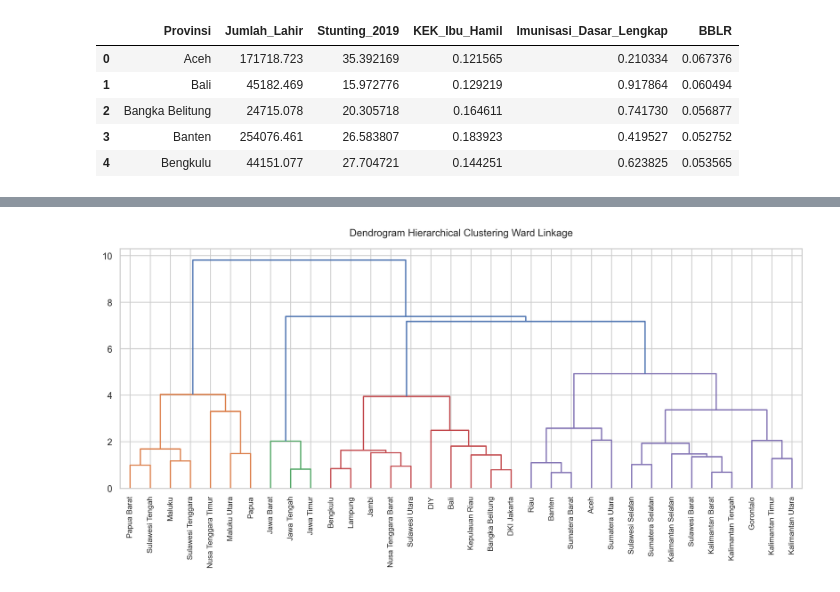
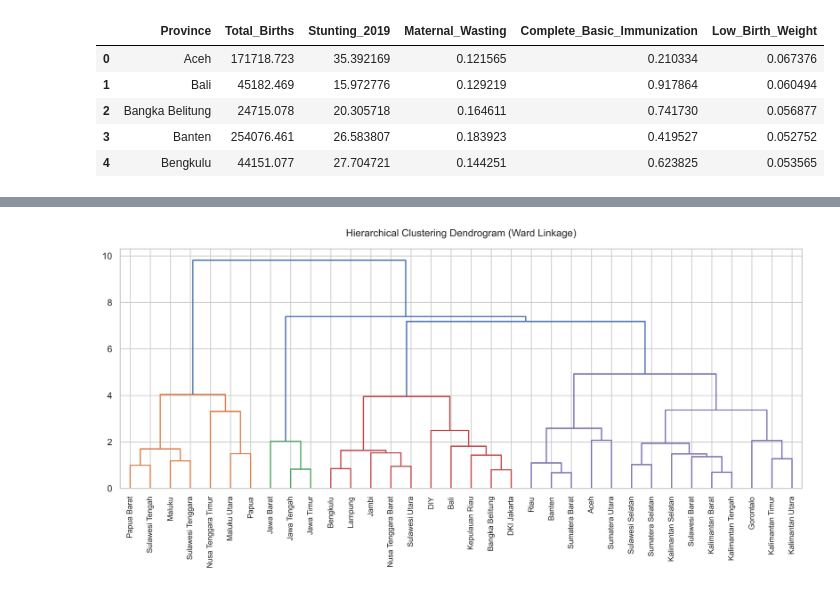
Before and after one commit to haerulyudaaditiya/Stunting-Detection-ML-Spatial-Analysis, a Jupyter notebook: Stunting_Clustering_Analysis.ipynb, the cells around one changed output, grey strips where cells are left out. Drawn from its saved outputs; the diff is of its cells as text; code cells hidden in the pictures.

```diff
--- a/Stunting_Clustering_Analysis.ipynb
+++ b/Stunting_Clustering_Analysis.ipynb
@@ -95,35 +97,35 @@ Untuk mendapatkan prevalensi yang valid di tingkat provinsi, kita melakukan agre
 # %%
 def calculate_weighted_avg(group, value_col, weight_col):
     values = group[value_col].astype(float)
     weights = group[weight_col].astype(float)
     valid = ~(values.isna() | weights.isna())
     if not valid.any() or weights[valid].sum() == 0:
         return np.nan
     return np.average(values[valid], weights=weights[valid])
 
 prov_data = []
-grouped = df_clean.groupby('Provinsi')
+grouped = df_clean.groupby('Province')
 
 for prov_name, group in grouped:
-    total_births = group['Jumlah_Lahir'].sum(min_count=1)
-    stunting_19 = calculate_weighted_avg(group, 'Stunting_2019', 'Jumlah_Lahir')
-    kek = calculate_weighted_avg(group, 'KEK_Ibu_Hamil', 'Jumlah_Lahir')
-    idl = calculate_weighted_avg(group, 'Imunisasi_Dasar_Lengkap', 'Jumlah_Lahir')
-    bblr = calculate_weighted_avg(group, 'BBLR', 'Jumlah_Lahir')
+    total_births = group['Total_Births'].sum(min_count=1)
+    stunting_19 = calculate_weighted_avg(group, 'Stunting_2019', 'Total_Births')
+    kek = calculate_weighted_avg(group, 'Maternal_Wasting', 'Total_Births')
+    idl = calculate_weighted_avg(group, 'Complete_Basic_Immunization', 'Total_Births')
+    bblr = calculate_weighted_avg(group, 'Low_Birth_Weight', 'Total_Births')
 
     prov_data.append({
-        'Provinsi': prov_name,
-        'Jumlah_Lahir': total_births,
+        'Province': prov_name,
+        'Total_Births': total_births,
         'Stunting_2019': stunting_19,
-        'KEK_Ibu_Hamil': kek,
-        'Imunisasi_Dasar_Lengkap': idl,
-        'BBLR': bblr
+        'Maternal_Wasting': kek,
+        'Complete_Basic_Immunization': idl,
+        'Low_Birth_Weight': bblr
     })
 
 df_prov = pd.DataFrame(prov_data)
 df_prov.head()
 # %% [output]
-|  | Provinsi | Jumlah_Lahir | Stunting_2019 | KEK_Ibu_Hamil | Imunisasi_Dasar_Lengkap | BBLR |
+|  | Province | Total_Births | Stunting_2019 | Maternal_Wasting | Complete_Basic_Immunization | Low_Birth_Weight |
 | 0 | Aceh | 171718.723 | 35.392169 | 0.121565 | 0.210334 | 0.067376 |
 | 1 | Bali | 45182.469 | 15.972776 | 0.129219 | 0.917864 | 0.060494 |
 | 2 | Bangka Belitung | 24715.078 | 20.305718 | 0.164611 | 0.741730 | 0.056877 |
```
Also changed, not shown: parts of 46 cells of this notebook, 21 other files.
